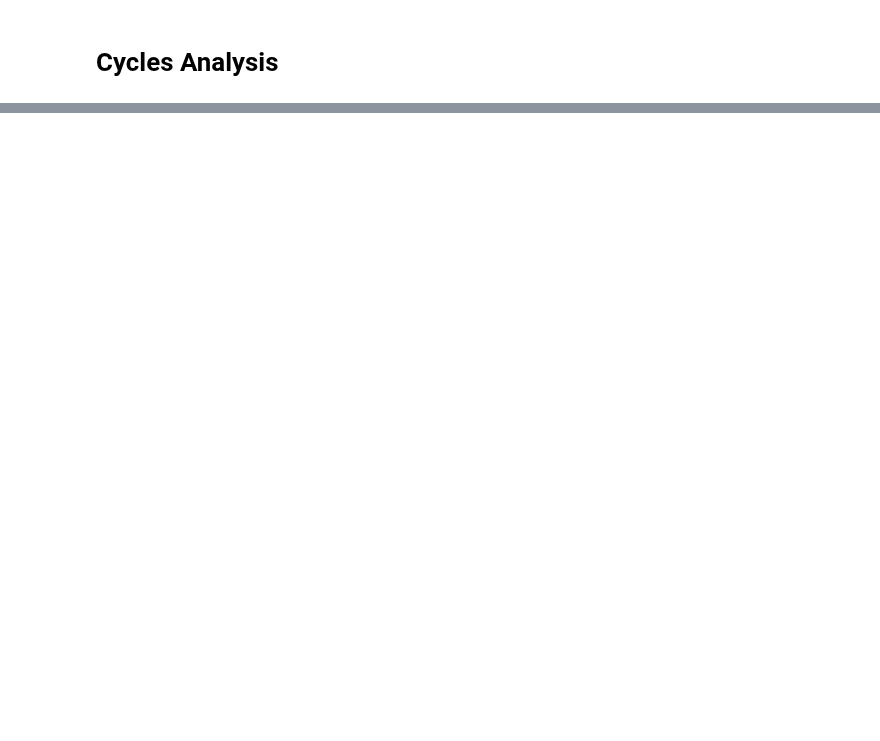
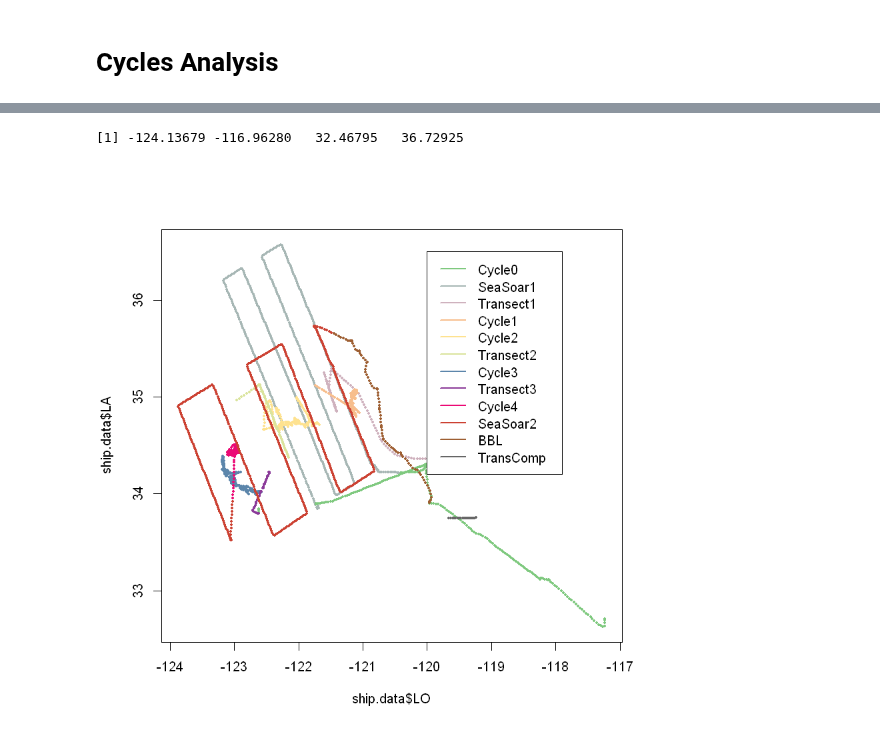
Before and after one commit to tbrycekelly/MIMS-TBK, a Jupyter notebook: NCP Model.ipynb, the cells around one changed output, grey strips where cells are left out. Saved outputs shown, nothing was run; the diff lists cells and outputs as text; code cells hidden in the pictures; blank space fills up the shorter version.

```diff
--- a/NCP Model.ipynb
+++ b/NCP Model.ipynb
@@ -158,0 +206,10 @@ for (i in unique(ship.data$Cycle)) {
+# %%
+col = get.qual.pal(length(unique(ship.data$Cycle)))
+cols = sapply(ship.data$Cycle, function(x) {which(unique(ship.data$Cycle) == x)})
+
+plot(ship.data$LO, ship.data$LA, col=col[cols], cex=0.7, pch=20)
+
+legend(-120, 36.5, c(unique(ship.data$Cycle)), col=col[unique(cols)], lwd=2)
+# %% [output]
+[1] -124.13679 -116.96280   32.46795   36.72925
+[figure, added]
```
Also changed, not shown: parts of 6 cells of this notebook, 2 other files.
